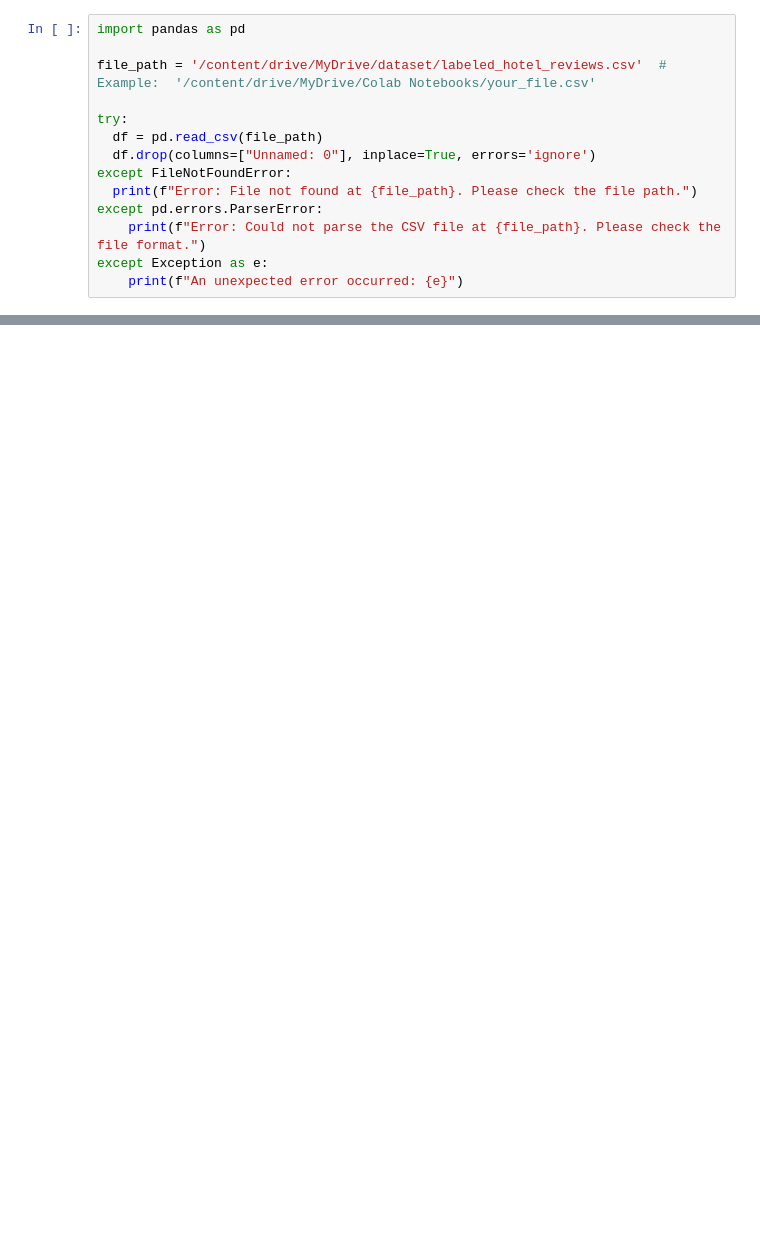
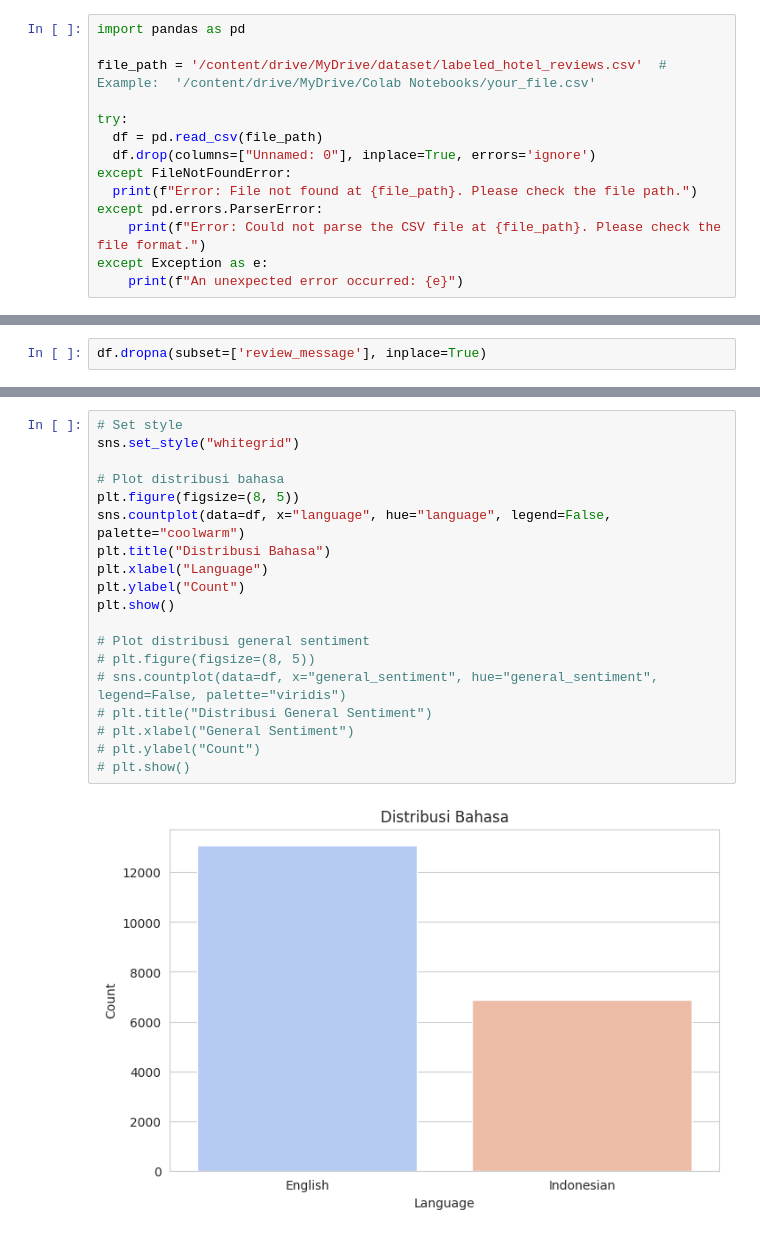
Before and after one commit to sugengdcahyo/Big-Data-Analytics, a Jupyter notebook: 02-EDA.ipynb, the cells around one changed output, grey strips where cells are left out. Saved outputs shown, nothing was run; the diff lists cells and outputs as text; blank space fills up the shorter version.

```diff
--- a/02-EDA.ipynb
+++ b/02-EDA.ipynb
@@ -63,0 +123,2 @@ plt.gca().spines[['top', 'right',]].set_visible(False)
+# %%
+df.dropna(subset=['review_message'], inplace=True)
@@ -63,0 +173,21 @@ plt.gca().spines[['top', 'right',]].set_visible(False)
+# %%
+# Set style
+sns.set_style("whitegrid")
+
+# Plot distribusi bahasa
+plt.figure(figsize=(8, 5))
+sns.countplot(data=df, x="language", hue="language", legend=False, palette="coolwarm")
+plt.title("Distribusi Bahasa")
+plt.xlabel("Language")
+plt.ylabel("Count")
+plt.show()
+
+# Plot distribusi general sentiment
+# plt.figure(figsize=(8, 5))
+# sns.countplot(data=df, x="general_sentiment", hue="general_sentiment", legend=False, palette="viridis")
+# plt.title("Distribusi General Sentiment")
+# plt.xlabel("General Sentiment")
+# plt.ylabel("Count")
+# plt.show()
+# %% [output]
+[figure, added]
```
Also changed, not shown: parts of 49 cells of this notebook.
